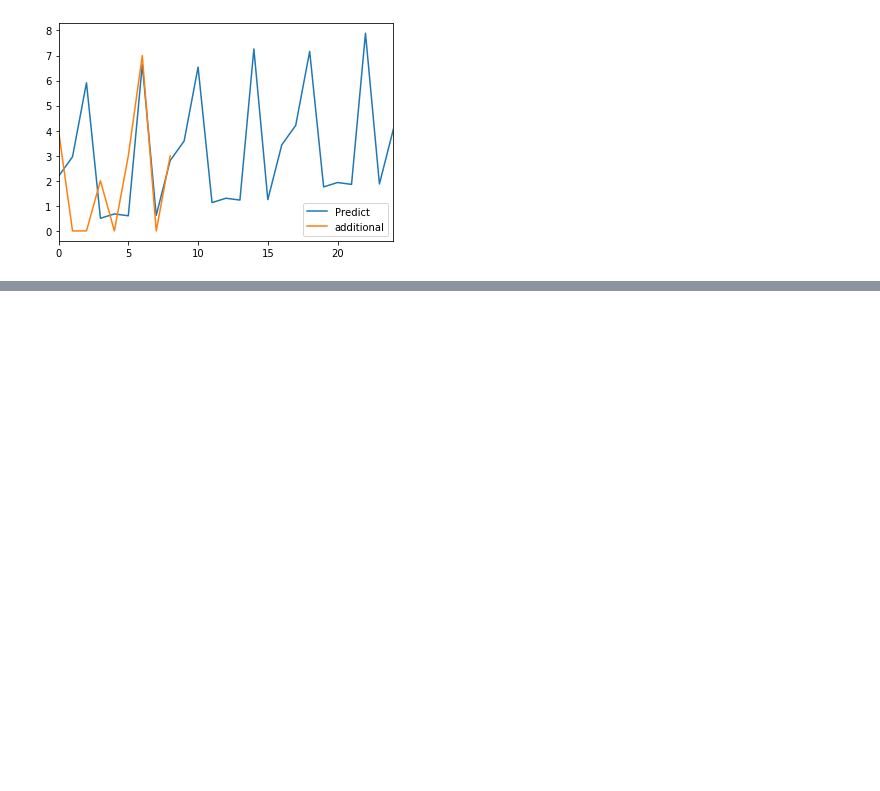
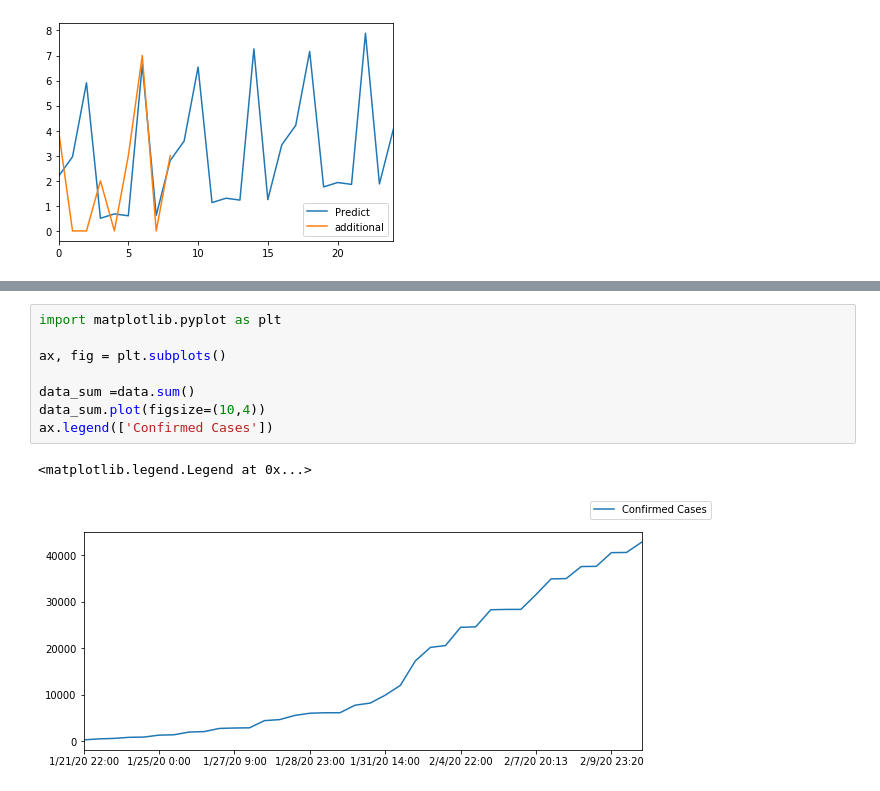
Before and after one commit to Felixwkk/food-classificaion, a Jupyter notebook: coronavirus.ipynb, the cells around one changed output, grey strips where cells are left out. Saved outputs shown, nothing was run; the diff lists cells and outputs as text; blank space fills up the shorter version.

```diff
--- a/coronavirus.ipynb
+++ b/coronavirus.ipynb
@@ -615,0 +620,11 @@ test
+# %%
+import matplotlib.pyplot as plt
+
+ax, fig = plt.subplots()
+
+data_sum =data.sum()
+data_sum.plot(figsize=(10,4))
+ax.legend(['Confirmed Cases'])
+# %% [output]
+<matplotlib.legend.Legend at 0x...>
+[figure, added]
```
Also changed, not shown: parts of 13 cells of this notebook.
